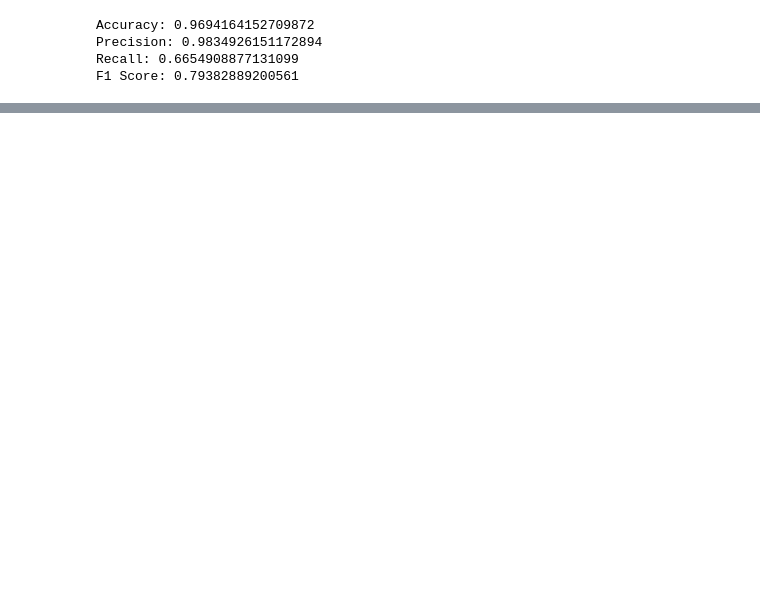
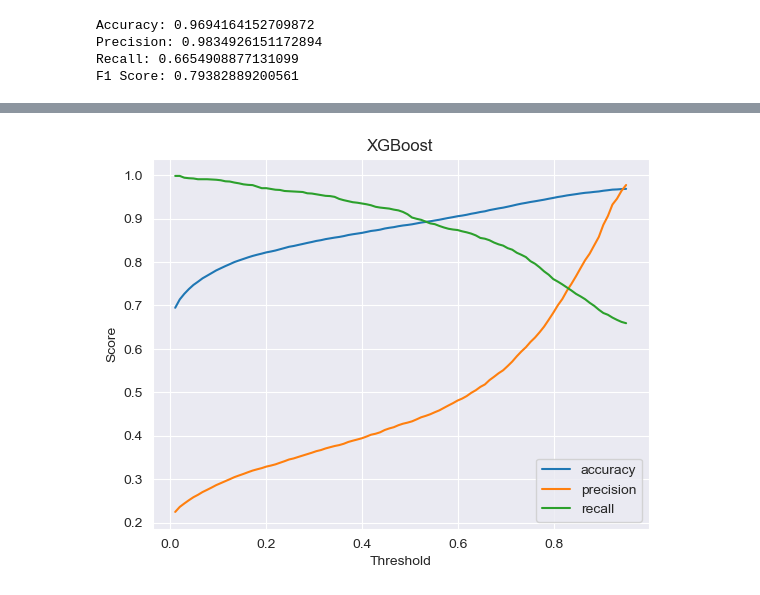
Before and after one commit to shirin-25/Python_labs, a Jupyter notebook: main.ipynb, the cells around one changed output, grey strips where cells are left out. Saved outputs shown, nothing was run; the diff lists cells and outputs as text; code cells hidden in the pictures; blank space fills up the shorter version.

```diff
--- a/main.ipynb
+++ b/main.ipynb
@@ -775,0 +726,20 @@ plt.show()
+# %%
+from collections import defaultdict
+scores = defaultdict(list)
+test_vals = np.linspace(0.01, .95, 100)
+for threshold in test_vals:
+    y_pred = xgb.predict_proba(X_test)
+    y_pred = y_pred[:, 1] > threshold
+
+    scores['accuracy'].append(accuracy_score(y_test, y_pred))
+    scores['precision'].append(precision_score(y_test, y_pred, zero_division=0))
+    scores['recall'].append(recall_score(y_test, y_pred))
+
+for measure in scores.keys():
+    sns.lineplot(y=scores[measure], x=test_vals, label=measure)
+plt.xlabel('Threshold')
+plt.ylabel('Score')
+plt.title('XGBoost')
+plt.legend();
+# %% [output]
+[figure, added]
```
Also changed, not shown: parts of 48 cells of this notebook.
